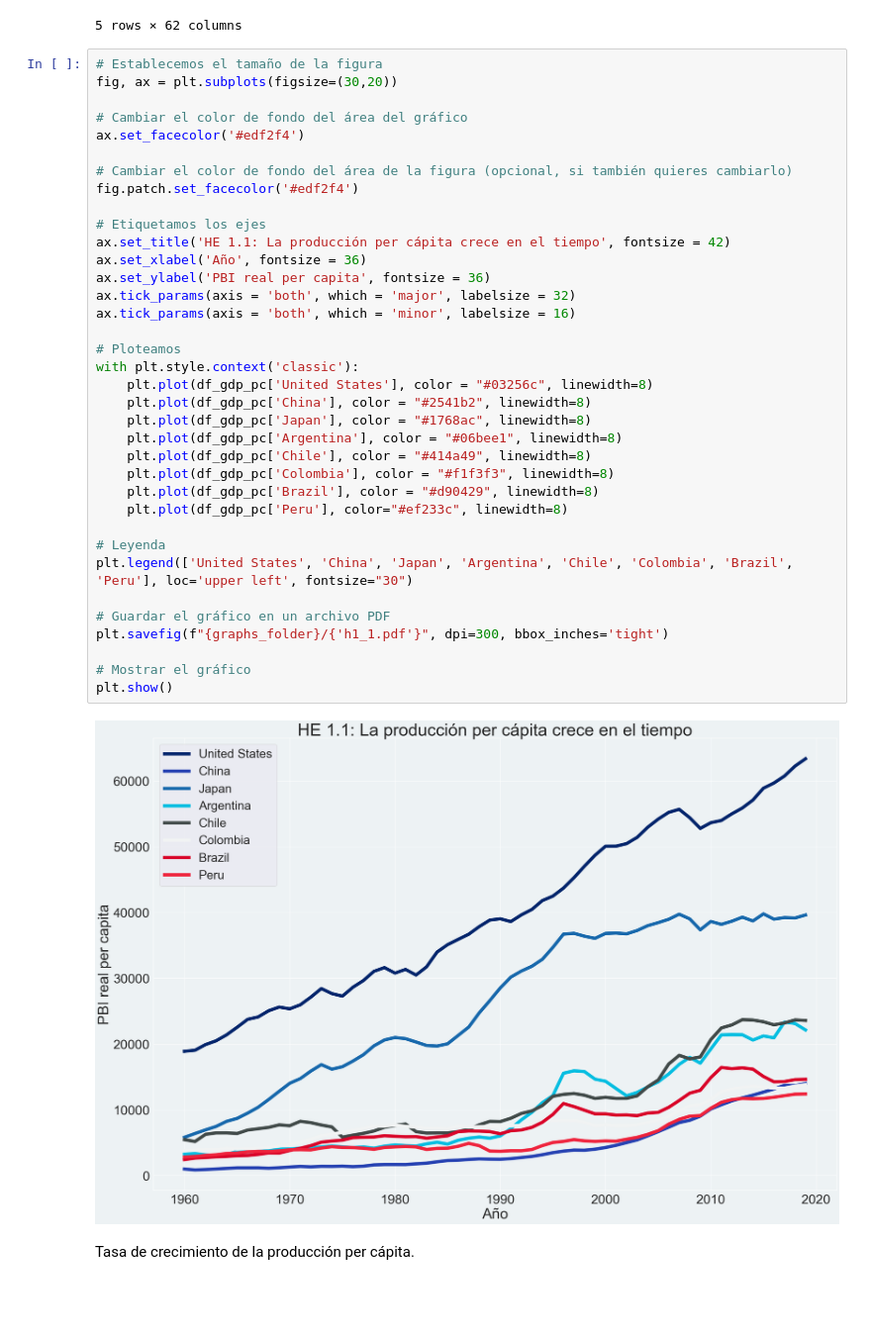
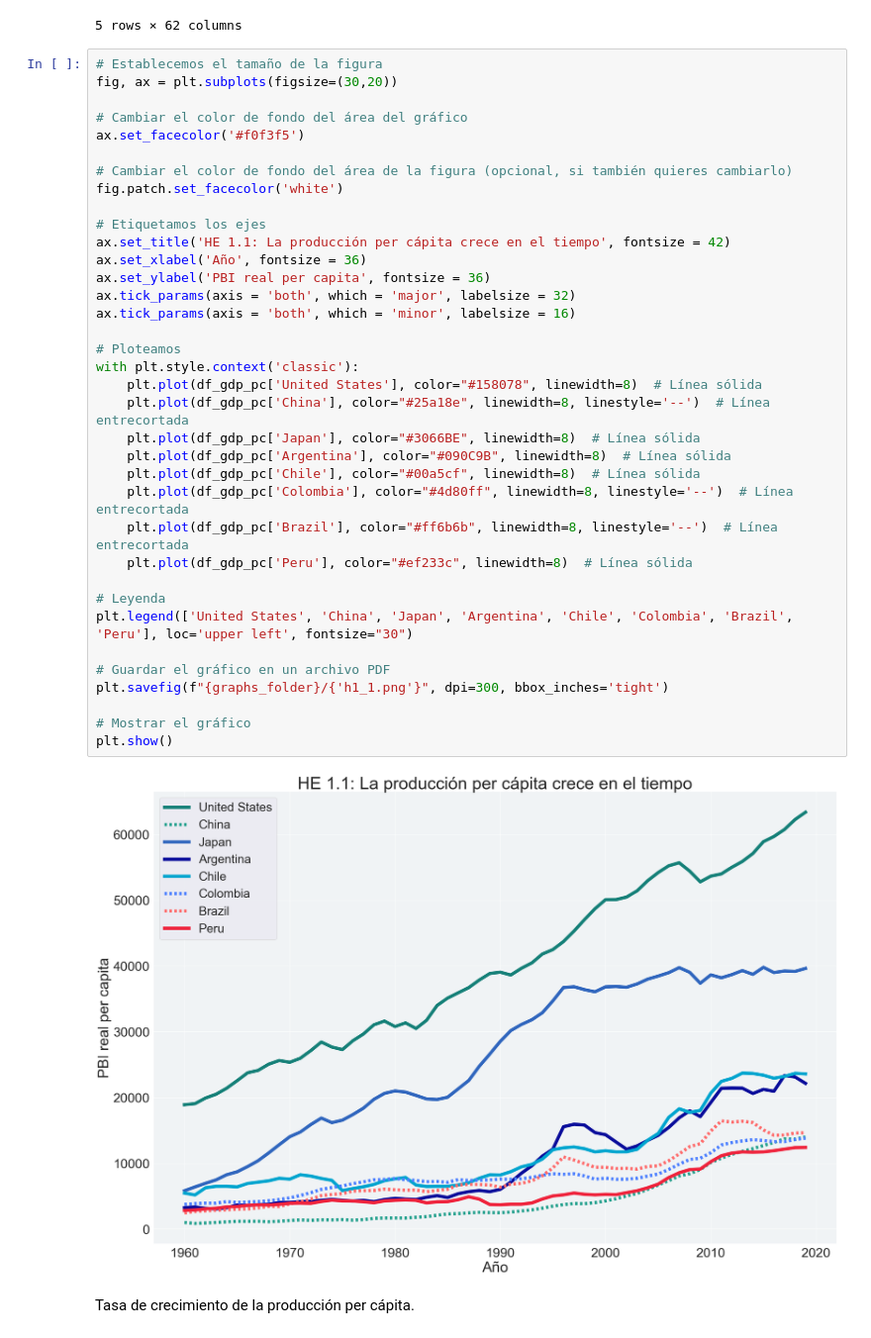
Before and after one commit to JasonCruz18/up_macroeconomic_3, a Jupyter notebook: Python/pd_1/economic_growth_he.ipynb, the cells around one changed output. Shown at 99% size. Drawn from its saved outputs; the diff is of its cells as text; blank space fills up the shorter version.

Commit message:
Fixed code to plot charts regarding HE

```diff
--- a/Python/pd_1/economic_growth_he.ipynb
+++ b/Python/pd_1/economic_growth_he.ipynb
@@ -505,41 +505,41 @@ df_gdp_pc.head(5)
 # %%
 # Establecemos el tamaño de la figura
 fig, ax = plt.subplots(figsize=(30,20))
 
 # Cambiar el color de fondo del área del gráfico
-ax.set_facecolor('#edf2f4')
+ax.set_facecolor('#f0f3f5')
 
 # Cambiar el color de fondo del área de la figura (opcional, si también quieres cambiarlo)
-fig.patch.set_facecolor('#edf2f4')
+fig.patch.set_facecolor('white')
 
 # Etiquetamos los ejes
 ax.set_title('HE 1.1: La producción per cápita crece en el tiempo', fontsize = 42)
 ax.set_xlabel('Año', fontsize = 36)
 ax.set_ylabel('PBI real per capita', fontsize = 36)
 ax.tick_params(axis = 'both', which = 'major', labelsize = 32)
 ax.tick_params(axis = 'both', which = 'minor', labelsize = 16)
 
 # Ploteamos
 with plt.style.context('classic'):
-    plt.plot(df_gdp_pc['United States'], color = "#03256c", linewidth=8)
-    plt.plot(df_gdp_pc['China'], color = "#2541b2", linewidth=8)
-    plt.plot(df_gdp_pc['Japan'], color = "#1768ac", linewidth=8)
-    plt.plot(df_gdp_pc['Argentina'], color = "#06bee1", linewidth=8)
-    plt.plot(df_gdp_pc['Chile'], color = "#414a49", linewidth=8)
-    plt.plot(df_gdp_pc['Colombia'], color = "#f1f3f3", linewidth=8)
-    plt.plot(df_gdp_pc['Brazil'], color = "#d90429", linewidth=8)
-    plt.plot(df_gdp_pc['Peru'], color="#ef233c", linewidth=8)
+    plt.plot(df_gdp_pc['United States'], color="#158078", linewidth=8)  # Línea sólida
+    plt.plot(df_gdp_pc['China'], color="#25a18e", linewidth=8, linestyle='--')  # Línea entrecortada
+    plt.plot(df_gdp_pc['Japan'], color="#3066BE", linewidth=8)  # Línea sólida
+    plt.plot(df_gdp_pc['Argentina'], color="#090C9B", linewidth=8)  # Línea sólida
+    plt.plot(df_gdp_pc['Chile'], color="#00a5cf", linewidth=8)  # Línea sólida
+    plt.plot(df_gdp_pc['Colombia'], color="#4d80ff", linewidth=8, linestyle='--')  # Línea entrecortada
+    plt.plot(df_gdp_pc['Brazil'], color="#ff6b6b", linewidth=8, linestyle='--')  # Línea entrecortada
+    plt.plot(df_gdp_pc['Peru'], color="#ef233c", linewidth=8)  # Línea sólida
 
 # Leyenda
 plt.legend(['United States', 'China', 'Japan', 'Argentina', 'Chile', 'Colombia', 'Brazil', 'Peru'], loc='upper left', fontsize="30")
 
 # Guardar el gráfico en un archivo PDF
-plt.savefig(f"{graphs_folder}/{'h1_1.pdf'}", dpi=300, bbox_inches='tight')
+plt.savefig(f"{graphs_folder}/{'h1_1.png'}", dpi=300, bbox_inches='tight')
 
 # Mostrar el gráfico
 plt.show()
 # %% [output]
-[figure, old version]
+[figure, new version]
 # %% [markdown]
 <div style="font-family: Times New Roman; text-align: left; color:dark"> Tasa de crecimiento de la producción per cápita. <div/>
 # %%
```
Also changed, not shown: parts of 109 cells of this notebook, 14 other files.
